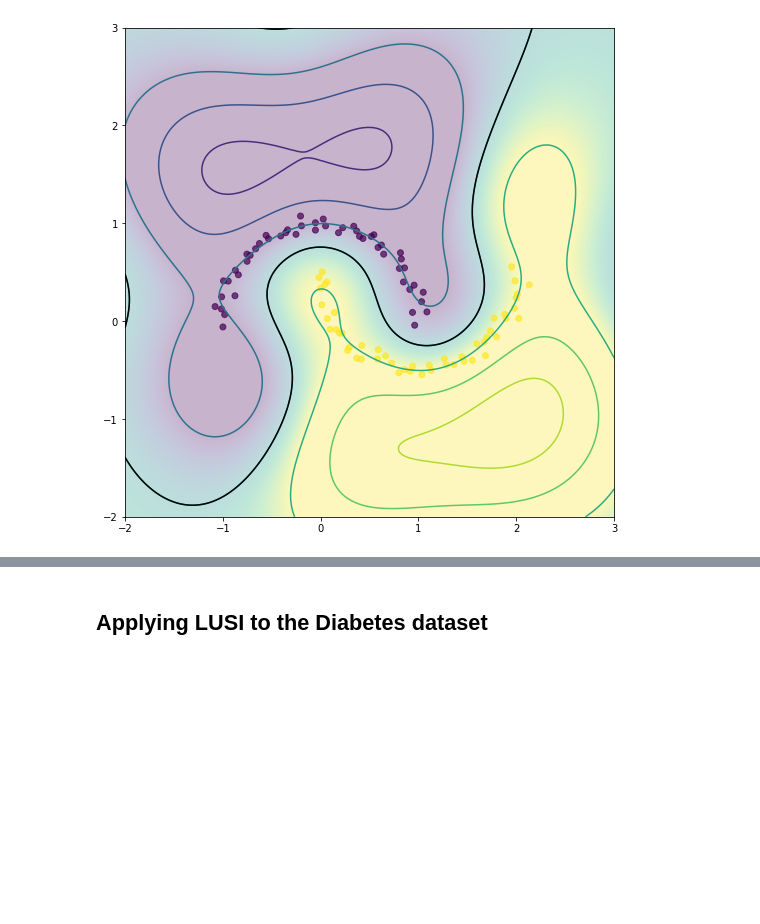
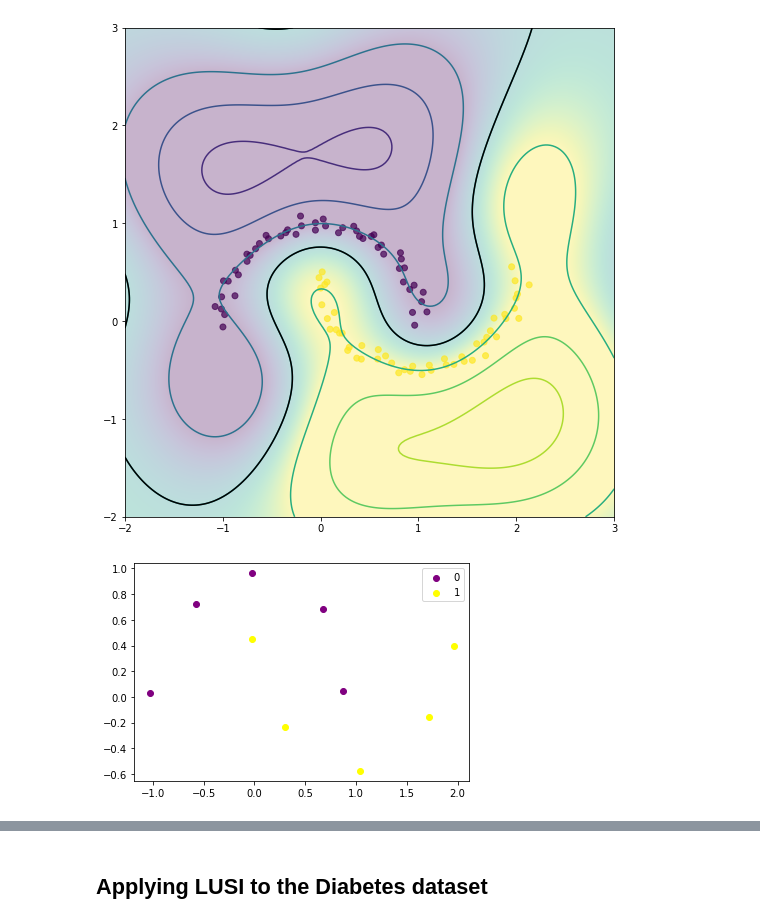
Before and after one commit to Vol0kin/LearningWithInvariants, a Jupyter notebook: examples/LUSI_algorithm.ipynb, the cells around one changed output, grey strips where cells are left out. Drawn from its saved outputs; the diff is of its cells as text; code cells hidden in the pictures; blank space fills up the shorter version.

```diff
--- a/examples/LUSI_algorithm.ipynb
+++ b/examples/LUSI_algorithm.ipynb
@@ -120,3 +121,8 @@ A, c = lusi_algorithm(X, y, [my_invariant, my_invariant2], use_v_matrix=True)
 visualize_decision_boundary(X, A, c)
 # %% [output]
 [figure]
+# %%
+X, y = make_moons(n_samples=10, noise=0.05, random_state=42)
+visualize_data(X, y)
+# %% [output]
+[figure, added]
```
Also changed, not shown: parts of 5 cells of this notebook.
